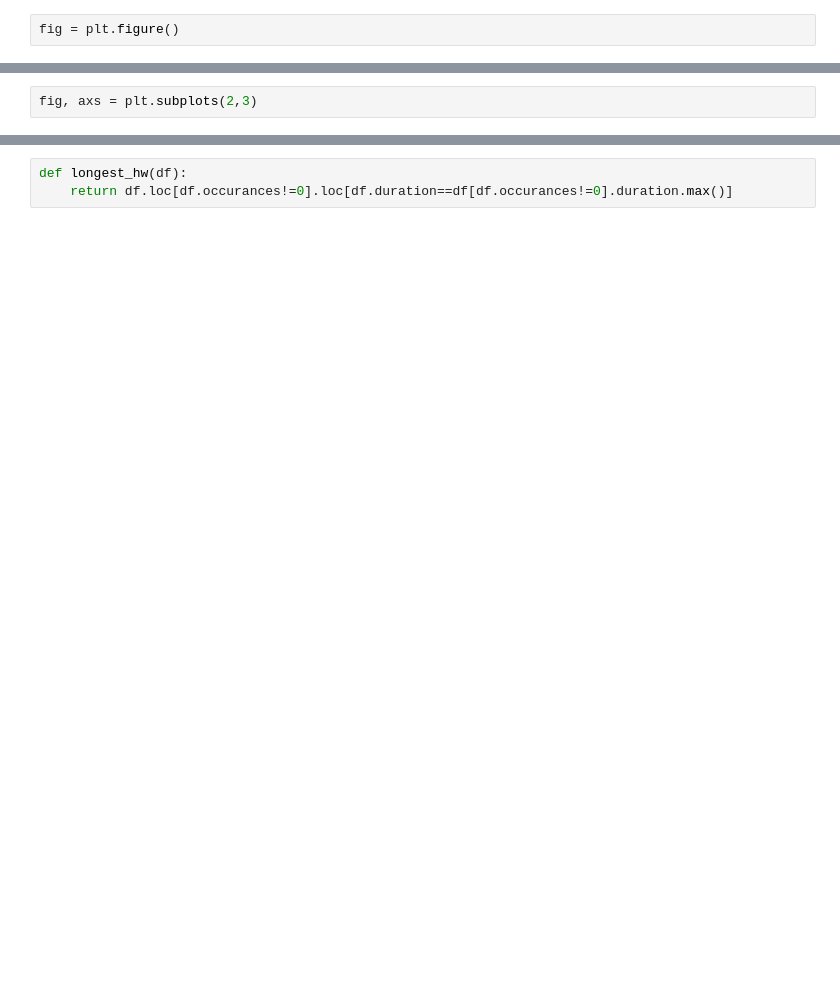
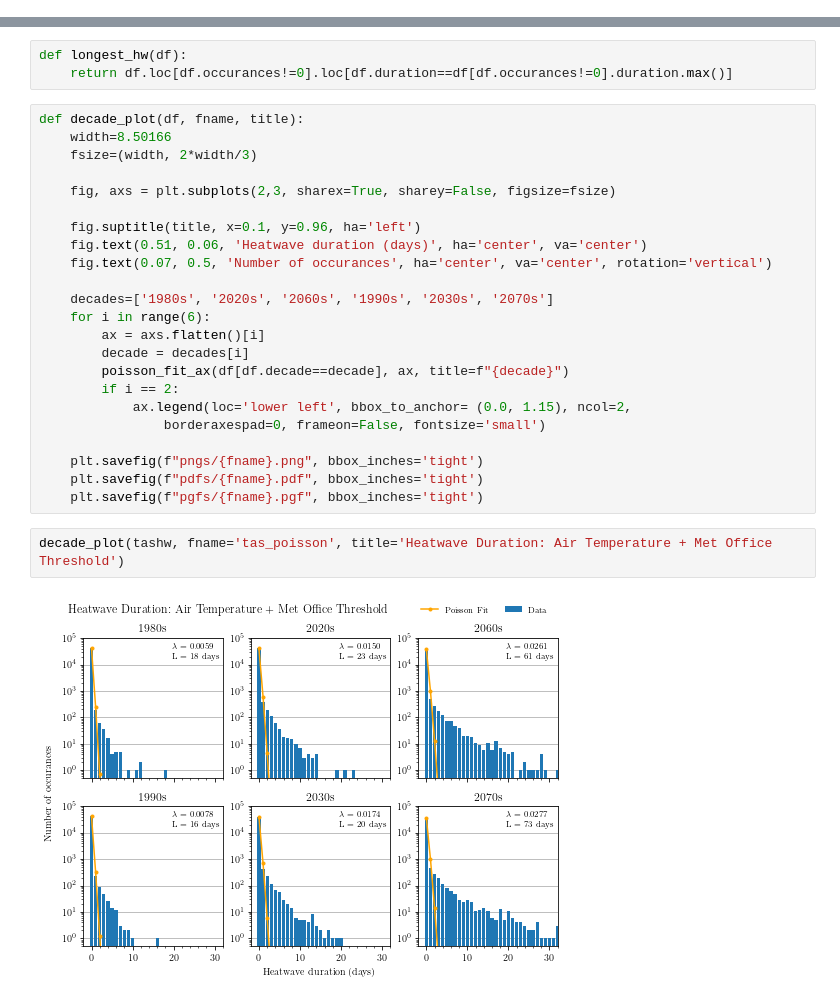
Before and after one commit to kaedonkers/ukcp_heatwave_analysis, a Jupyter notebook: 2.poisson_fit_plots.ipynb, the cells around one changed output, grey strips where cells are left out. Cells and saved outputs as stored; diff of their text form; blank space fills up the shorter version.

Commit message:
producing poisson plots for three datasets

```diff
--- a/2.poisson_fit_plots.ipynb
+++ b/2.poisson_fit_plots.ipynb
@@ -289,2 +272,0 @@ plt.gcf().savefig("2070splot.pdf")
-# %%
-fig = plt.figure()
@@ -293,2 +272,0 @@ fig = plt.figure()
-# %%
-fig, axs = plt.subplots(2,3)
@@ -374,3 +318,30 @@ Wall time: 12.6 s
 # %%
 def longest_hw(df):
     return df.loc[df.occurances!=0].loc[df.duration==df[df.occurances!=0].duration.max()]
+# %%
+def decade_plot(df, fname, title):
+    width=8.50166
+    fsize=(width, 2*width/3)
+
+    fig, axs = plt.subplots(2,3, sharex=True, sharey=False, figsize=fsize)
+
+    fig.suptitle(title, x=0.1, y=0.96, ha='left')
+    fig.text(0.51, 0.06, 'Heatwave duration (days)', ha='center', va='center')
+    fig.text(0.07, 0.5, 'Number of occurances', ha='center', va='center', rotation='vertical')
+
+    decades=['1980s', '2020s', '2060s', '1990s', '2030s', '2070s']
+    for i in range(6):
+        ax = axs.flatten()[i]
+        decade = decades[i]
+        poisson_fit_ax(df[df.decade==decade], ax, title=f"{decade}")
+        if i == 2:
+            ax.legend(loc='lower left', bbox_to_anchor= (0.0, 1.15), ncol=2,
+                borderaxespad=0, frameon=False, fontsize='small')
+
+    plt.savefig(f"pngs/{fname}.png", bbox_inches='tight')
+    plt.savefig(f"pdfs/{fname}.pdf", bbox_inches='tight')
+    plt.savefig(f"pgfs/{fname}.pgf", bbox_inches='tight')
+# %%
+decade_plot(tashw, fname='tas_poisson', title='Heatwave Duration: Air Temperature + Met Office Threshold')
+# %% [output]
+[figure, added]
```
Also changed, not shown: parts of 10 cells of this notebook.
